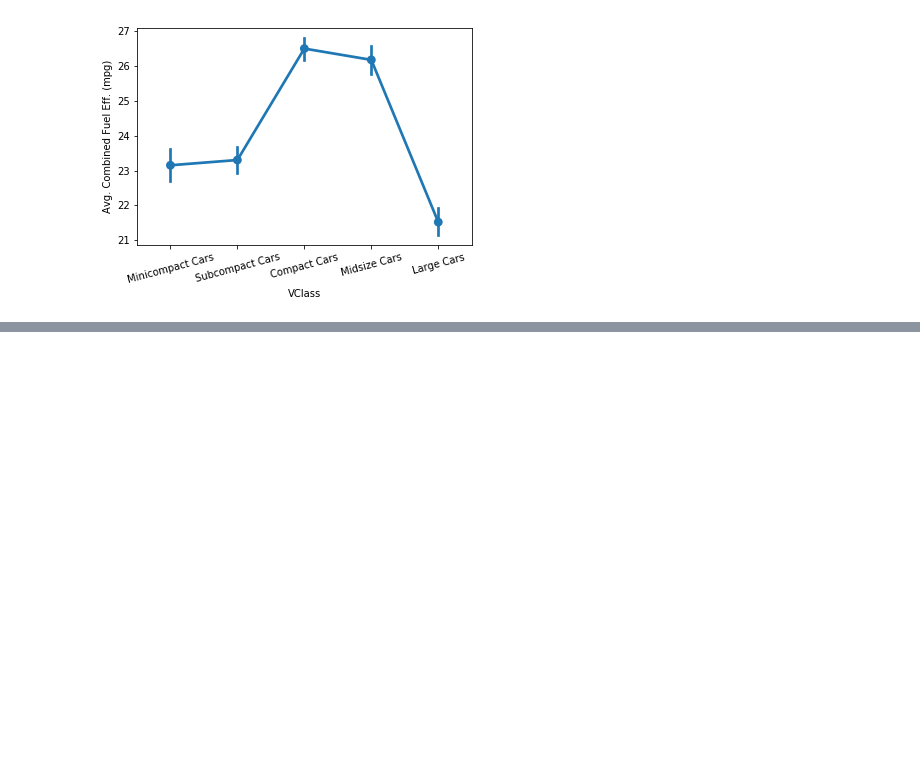
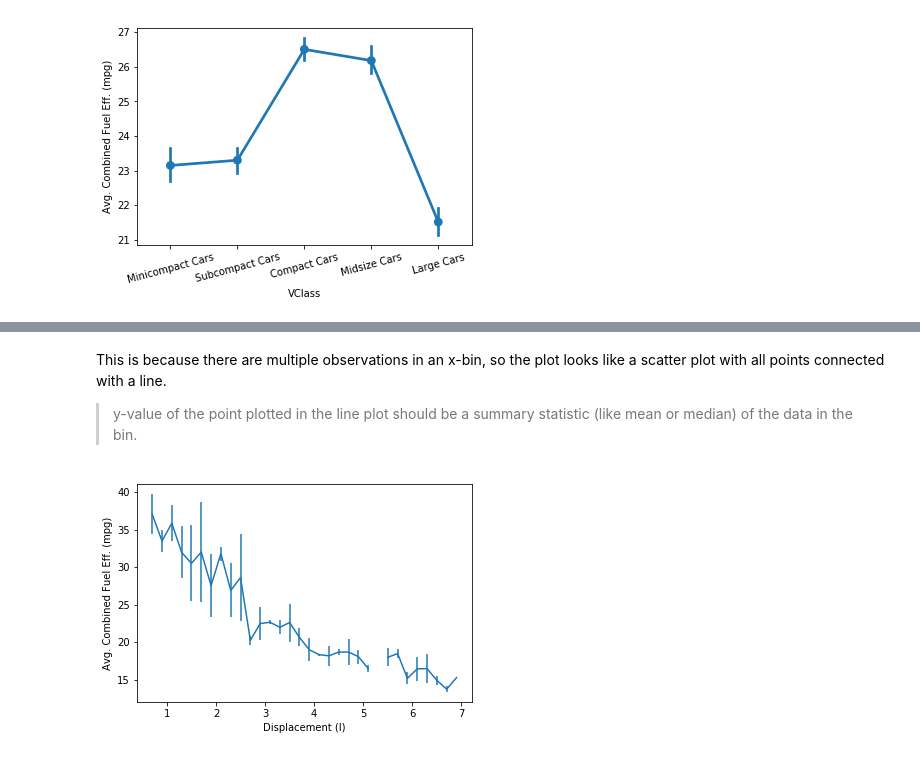
Before and after one commit to eatPizza311/data_visualization, a Jupyter notebook: 2.Bivariate exploration of data.ipynb, the cells around one changed output, grey strips where cells are left out. Cells and saved outputs as stored; diff of their text form; code cells hidden in the pictures; blank space fills up the shorter version.

```diff
--- a/2.Bivariate exploration of data.ipynb
+++ b/2.Bivariate exploration of data.ipynb
@@ -310,0 +327,20 @@ plt.xticks(rotation=15);
+# %% [markdown]
+This is because there are multiple observations in an x-bin, so the plot looks like a scatter plot with all points connected with a line.
+> y-value of the point plotted in the line plot should be a summary statistic (like mean or median) of the data in the bin.
+# %%
+# set bin edges, compute centers
+bin_size = 0.2
+xbin_edges = np.arange(0.6, fuel_df['displ'].max()+bin_size, bin_size)
+xbin_centers = (xbin_edges + bin_size/2)[:-1]
+
+# compute statistics in each bin
+data_xbins = pd.cut(fuel_df['displ'], xbin_edges, include_lowest = True)
+y_means = fuel_df.comb.groupby(data_xbins).mean().tolist() # tolist to prevent error
+y_stds = fuel_df['comb'].groupby(data_xbins).std()
+
+# plot the summarized data
+plt.errorbar(x = xbin_centers, y = y_means, yerr = y_stds)
+plt.xlabel('Displacement (l)')
+plt.ylabel('Avg. Combined Fuel Eff. (mpg)');
+# %% [output]
+[figure, added]
```
Also changed, not shown: parts of 7 cells of this notebook.
